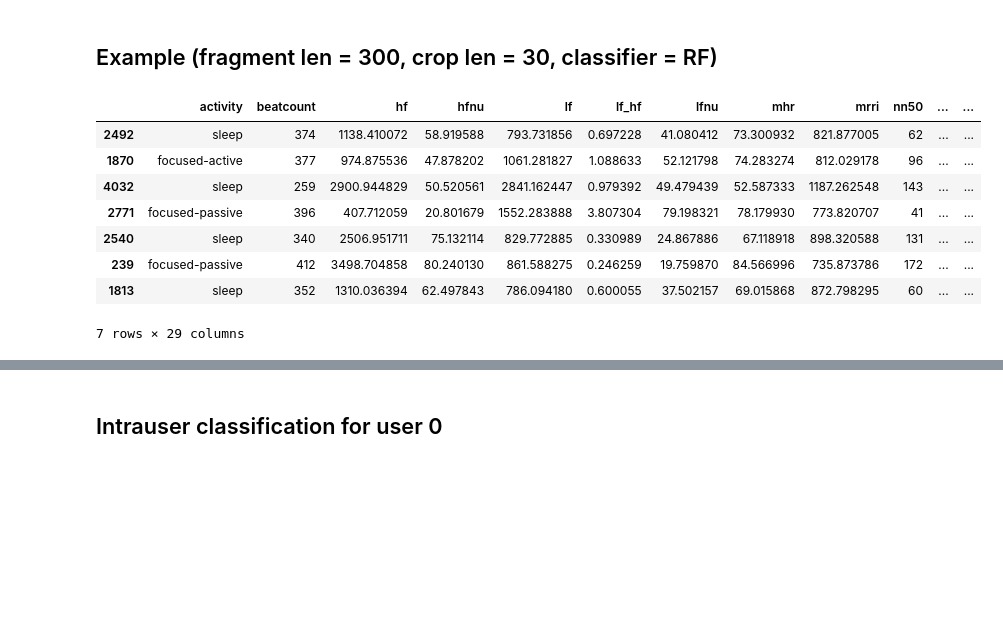
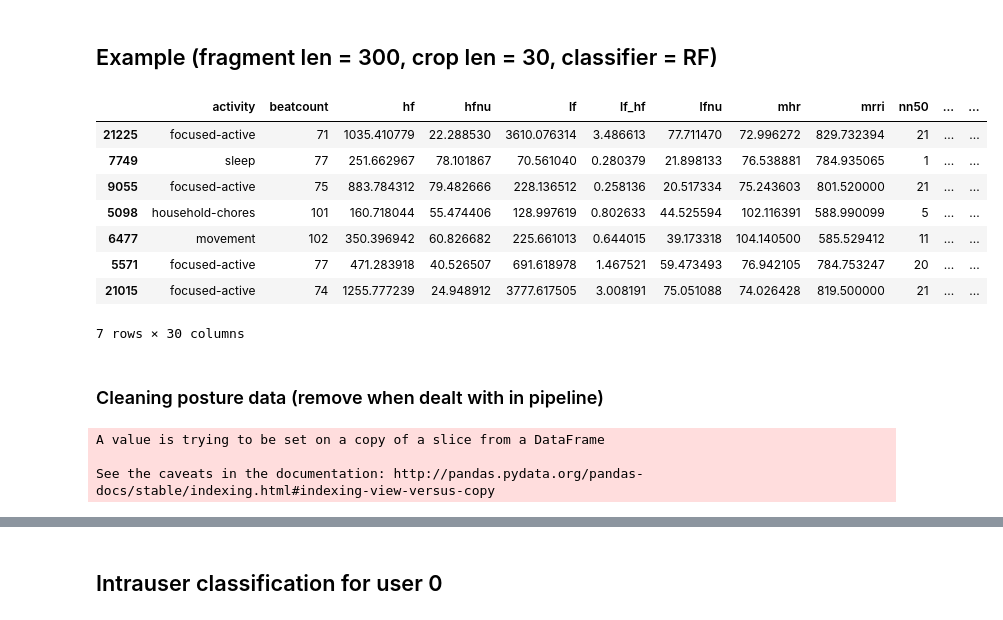
Before and after one commit to jucc/HeRV_analysis, a Jupyter notebook: pipeline/class_multiclass_plots.ipynb, the cells around one changed output, grey strips where cells are left out. Saved outputs shown, nothing was run; the diff lists cells and outputs as text; code cells hidden in the pictures; blank space fills up the shorter version.

```diff
--- a/pipeline/class_multiclass_plots.ipynb
+++ b/pipeline/class_multiclass_plots.ipynb
@@ -17,18 +17,28 @@ path = "C:\\Users\\ju\\GDrive\\Projects\\HeRV\\Data\\PreProcessed"
 features = ['mrri', 'sdnn', 'rmssd', 'pnn50', 'hfnu', 'lfnu', 'lf_hf']
 # %% [markdown]
 ## Example (fragment len = 300, crop len = 30, classifier = RF)
-# %%
-df = pd.read_excel(path+'\\df_300_30_grouped.xlsx')
-df.loc[df['activity'] == 'household-chores', 'activity'] = 'movement'
-df = df[((df['activity'] !='sleep') | (df['order'] > 30)) & (df['user'].isin([0,1,2,5,6]))]
-df.sample(7)
-# %% [output]
-|  | activity | beatcount | hf | hfnu | lf | lf_hf | lfnu | mhr | mrri | nn50 | ... | ... |
-| 2492 | sleep | 374 | 1138.410072 | 58.919588 | 793.731856 | 0.697228 | 41.080412 | 73.300932 | 821.877005 | 62 | ... | ... |
-| 1870 | focused-active | 377 | 974.875536 | 47.878202 | 1061.281827 | 1.088633 | 52.121798 | 74.283274 | 812.029178 | 96 | ... | ... |
-| 4032 | sleep | 259 | 2900.944829 | 50.520561 | 2841.162447 | 0.979392 | 49.479439 | 52.587333 | 1187.262548 | 143 | ... | ... |
-| 2771 | focused-passive | 396 | 407.712059 | 20.801679 | 1552.283888 | 3.807304 | 79.198321 | 78.179930 | 773.820707 | 41 | ... | ... |
-| 2540 | sleep | 340 | 2506.951711 | 75.132114 | 829.772885 | 0.330989 | 24.867886 | 67.118918 | 898.320588 | 131 | ... | ... |
-| 239 | focused-passive | 412 | 3498.704858 | 80.240130 | 861.588275 | 0.246259 | 19.759870 | 84.566996 | 735.873786 | 172 | ... | ... |
-| 1813 | sleep | 352 | 1310.036394 | 62.497843 | 786.094180 | 0.600055 | 37.502157 | 69.015868 | 872.798295 | 60 | ... | ... |
-7 rows × 29 columns
+# %%
+df = pd.read_excel(path+'\\df_60_0_grouped.xlsx')
+df.sample(7)
+# %% [output]
+|  | activity | beatcount | hf | hfnu | lf | lf_hf | lfnu | mhr | mrri | nn50 | ... | ... |
+| 21225 | focused-active | 71 | 1035.410779 | 22.288530 | 3610.076314 | 3.486613 | 77.711470 | 72.996272 | 829.732394 | 21 | ... | ... |
+| 7749 | sleep | 77 | 251.662967 | 78.101867 | 70.561040 | 0.280379 | 21.898133 | 76.538881 | 784.935065 | 1 | ... | ... |
+| 9055 | focused-active | 75 | 883.784312 | 79.482666 | 228.136512 | 0.258136 | 20.517334 | 75.243603 | 801.520000 | 21 | ... | ... |
+| 5098 | household-chores | 101 | 160.718044 | 55.474406 | 128.997619 | 0.802633 | 44.525594 | 102.116391 | 588.990099 | 5 | ... | ... |
+| 6477 | movement | 102 | 350.396942 | 60.826682 | 225.661013 | 0.644015 | 39.173318 | 104.140500 | 585.529412 | 11 | ... | ... |
+| 5571 | focused-active | 77 | 471.283918 | 40.526507 | 691.618978 | 1.467521 | 59.473493 | 76.942105 | 784.753247 | 20 | ... | ... |
+| 21015 | focused-active | 74 | 1255.777239 | 24.948912 | 3777.617505 | 3.008191 | 75.051088 | 74.026428 | 819.500000 | 21 | ... | ... |
+7 rows × 30 columns
+# %% [markdown]
+### Cleaning posture data (remove when dealt with in pipeline)
+# %%
+df.posture.loc[df.posture == 'lying down'] =  'lie'
+df.posture.loc[df.posture == 'sitting'] =  'sit'
+df.posture.loc[df.posture == 'standing'] =  'stand'
+df.posture.loc[df.posture == 'standing '] =  'stand'
+df = df.loc[df.posture != 'posture']
+# %% [output]
+A value is trying to be set on a copy of a slice from a DataFrame
+
+See the caveats in the documentation: http://pandas.pydata.org/pandas-docs/stable/indexing.html#indexing-view-versus-copy
```
Also changed, not shown: parts of 19 cells of this notebook, 5 other files.
